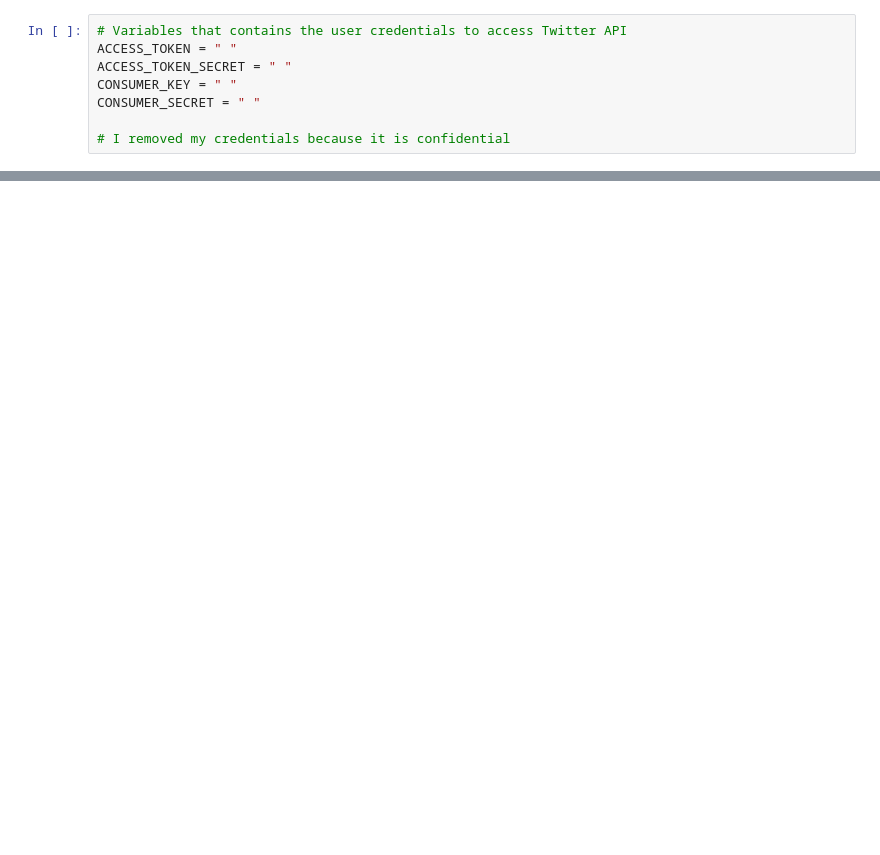
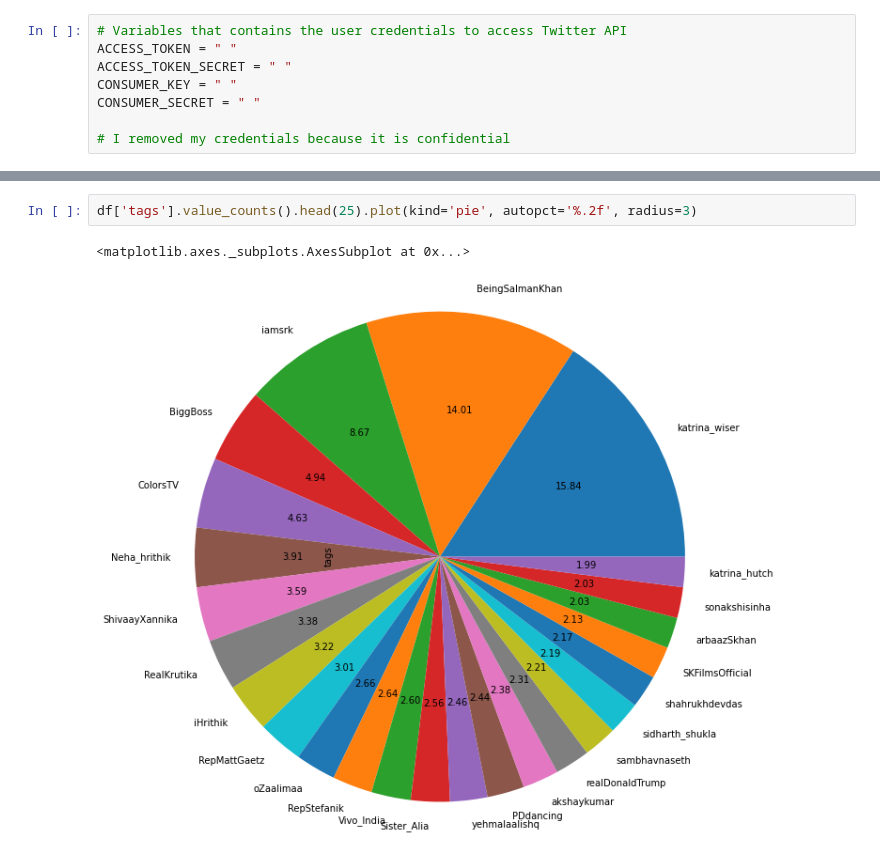
Before and after one commit to mihany/Twitter-trend-detection, a Jupyter notebook: twitter_trend_detect.ipynb, the cells around one changed output, grey strips where cells are left out. Cells and saved outputs as stored; diff of their text form; blank space fills up the shorter version.

```diff
--- a/twitter_trend_detect.ipynb
+++ b/twitter_trend_detect.ipynb
@@ -196,0 +259,5 @@ TweepError: ignored
+# %%
+df['tags'].value_counts().head(25).plot(kind='pie', autopct='%.2f', radius=3)
+# %% [output]
+<matplotlib.axes._subplots.AxesSubplot at 0x...>
+[figure, added]
```
Also changed, not shown: parts of 11 cells of this notebook.
